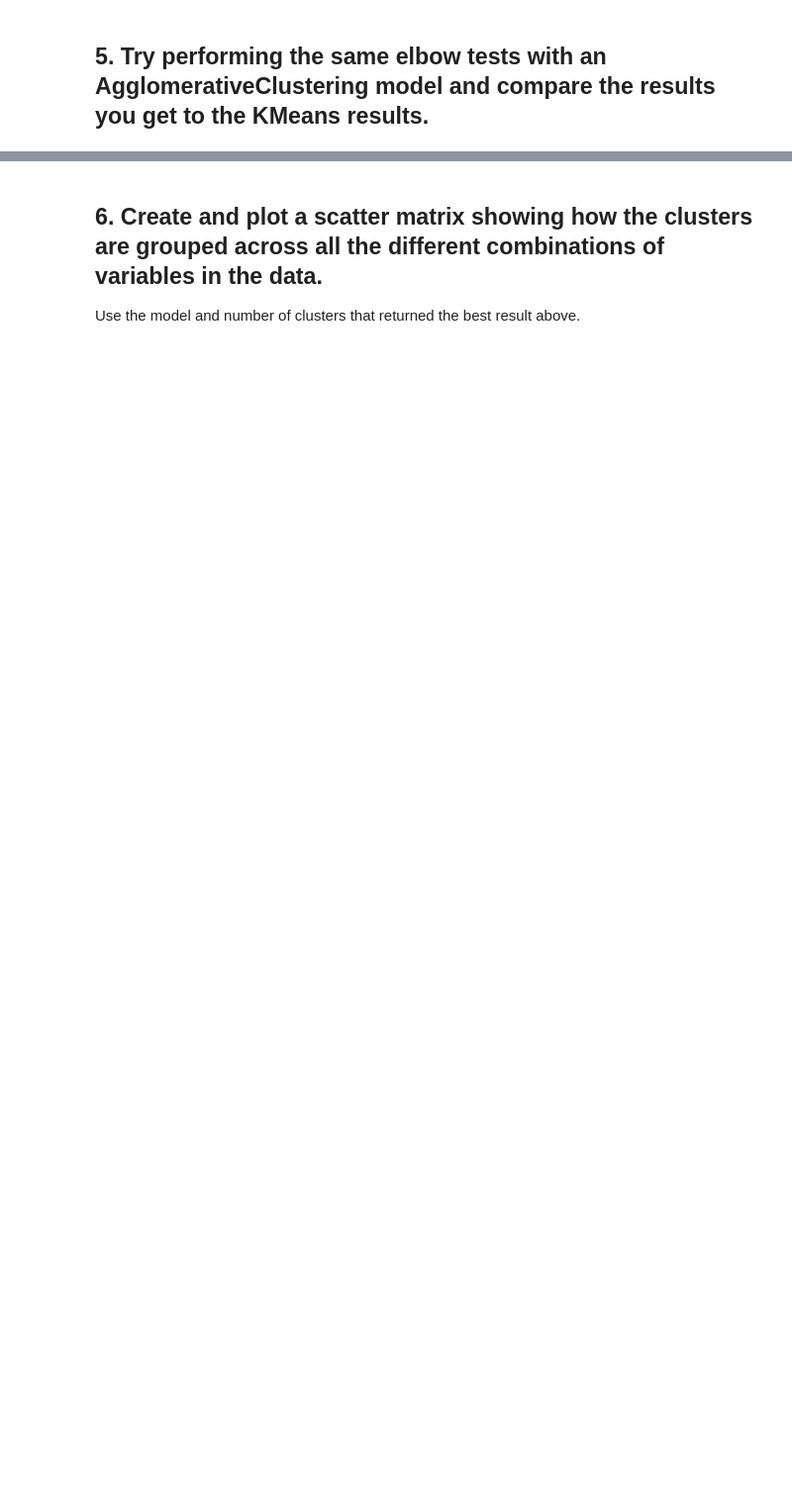
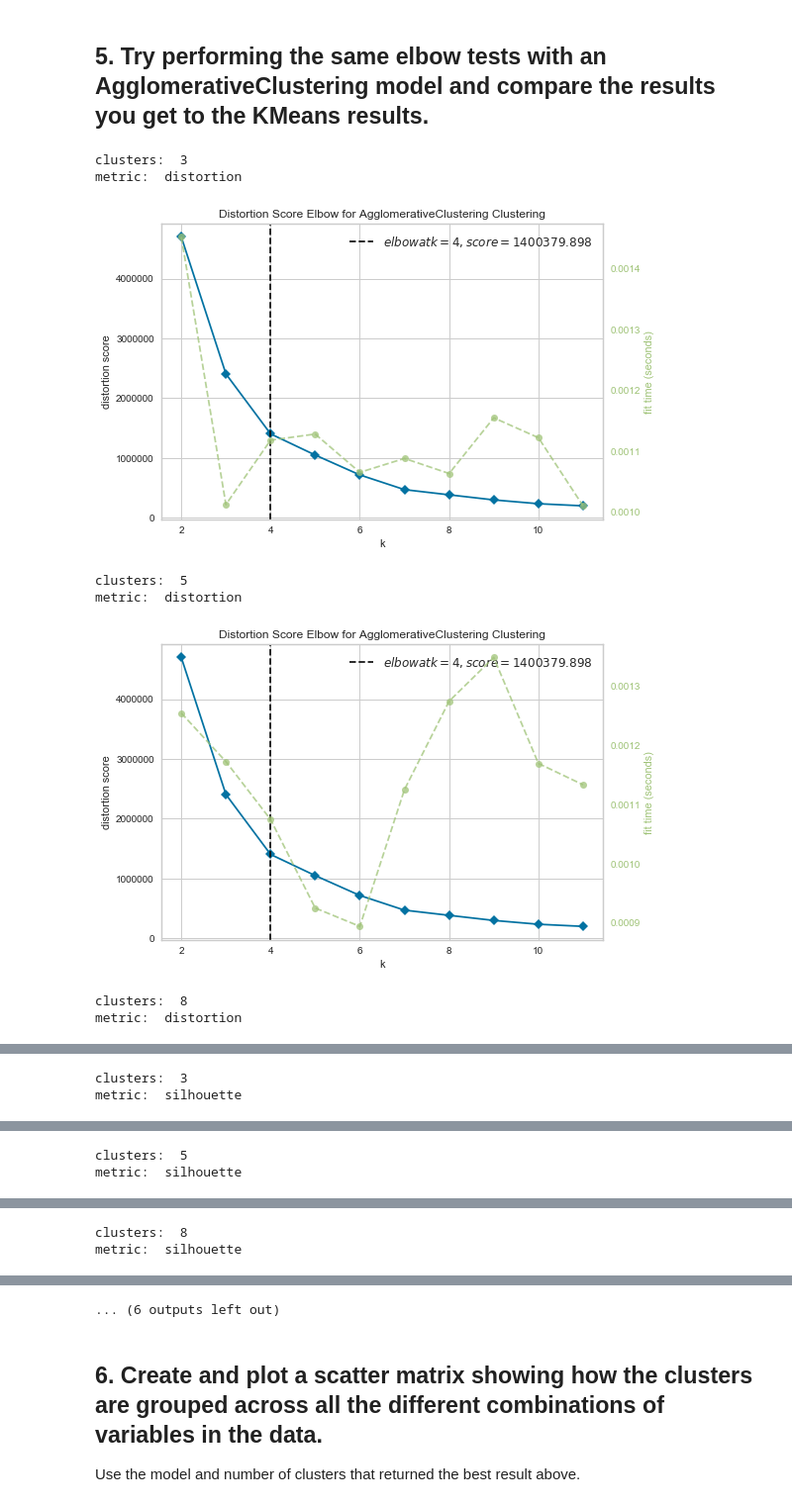
Before and after one commit to ta-datapt-bcn/lab_evaluation, a Jupyter notebook: lab-unsupervised-learning-evaluation/your-code/main.ipynb, the cells around one changed output, grey strips where cells are left out. Shown at 99% size. Drawn from its saved outputs; the diff is of its cells as text; code cells hidden in the pictures; blank space fills up the shorter version.

```diff
--- a/lab-unsupervised-learning-evaluation/your-code/main.ipynb
+++ b/lab-unsupervised-learning-evaluation/your-code/main.ipynb
@@ -32,3 +135,26 @@ ModuleNotFoundError: No module named 'yellowbrick'
 ## 5. Try performing the same elbow tests with an AgglomerativeClustering model and compare the results you get to the KMeans results.
 # %%
 from sklearn.cluster import AgglomerativeClustering
+# %%
+def elbow2 (n_cluster, metric):
+
+
+    KElbow_viz= KElbowVisualizer(AgglomerativeClustering(n_clusters=n_cluster), k=(2,12),
+                                        metric = metric)
+    KElbow_viz.fit(X)
+    print('clusters: ', n_cluster)
+    print('metric: ', metric)
+    KElbow_viz.show()
+# %%
+for x in metrics:
+    for i in clusters:
+        elbow2(i,x)
+# %% [output]
+clusters:  3
+metric:  distortion
+[figure, added]
+clusters:  5
+metric:  distortion
+[figure, added]
+clusters:  8
+metric:  distortion
@@ -34,0 +162,2 @@ from sklearn.cluster import AgglomerativeClustering
+clusters:  3
+metric:  silhouette
@@ -34,0 +165,2 @@ from sklearn.cluster import AgglomerativeClustering
+clusters:  5
+metric:  silhouette
@@ -34,0 +168,2 @@ from sklearn.cluster import AgglomerativeClustering
+clusters:  8
+metric:  silhouette
@@ -35,3 +171,4 @@ from sklearn.cluster import AgglomerativeClustering
+... (6 outputs left out)
 # %% [markdown]
 ## 6. Create and plot a scatter matrix showing how the clusters are grouped across all the different combinations of variables in the data.
 
```
Also changed, not shown: parts of 31 cells of this notebook, 1 other file.
